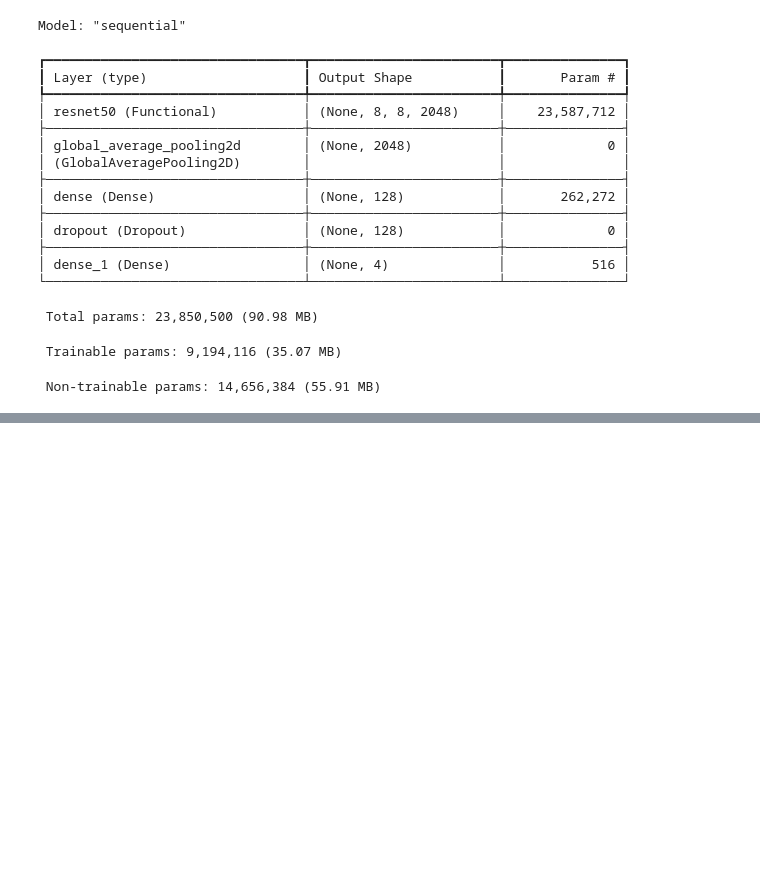
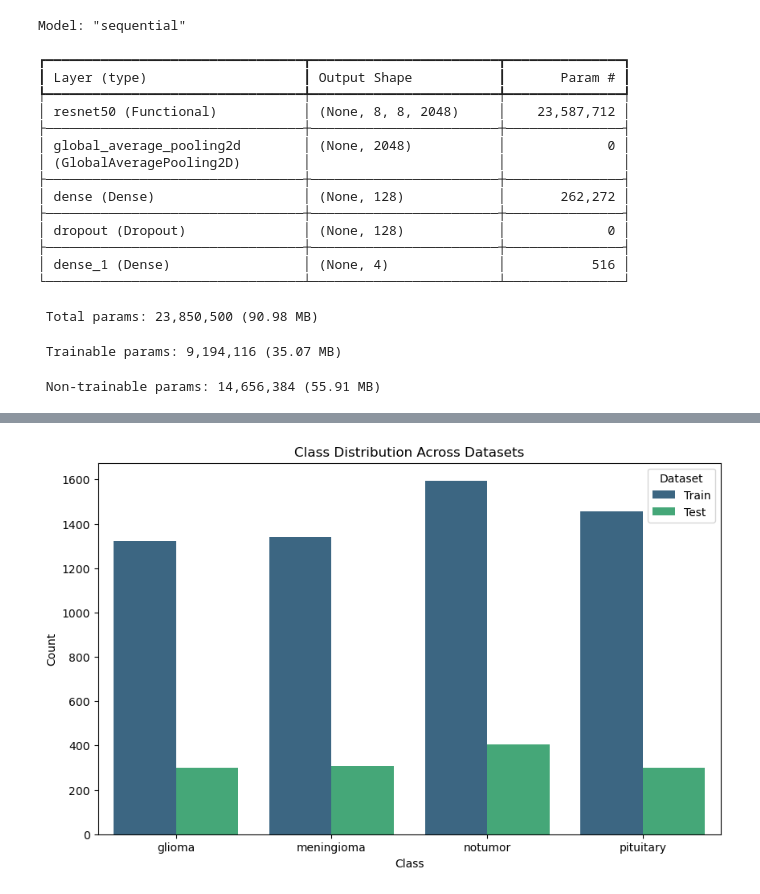
Before and after one commit to MiltonGreat/Brain-Tumor-Classification, a Jupyter notebook: Brain Tumor_MRI.ipynb, the cells around one changed output, grey strips where cells are left out. Saved outputs shown, nothing was run; the diff lists cells and outputs as text; code cells hidden in the pictures; blank space fills up the shorter version.

```diff
--- a/Brain Tumor_MRI.ipynb
+++ b/Brain Tumor_MRI.ipynb
@@ -366,3 +416,101 @@ lime_explain(model, shap_sample_data, 0)
 # Better Generalization: Pre-trained models and class weights should improve classification metrics.
 # Balanced Predictions: Class weights and better data augmentation mitigate bias toward dominant classes.
 # Explainability: SHAP and LIME provide insights into predictions, helping refine preprocessing or model training.
+# %%
+import os
+import cv2
+import numpy as np
+import pandas as pd
+import matplotlib.pyplot as plt
+import seaborn as sns
+from tqdm import tqdm
+
+# Define paths for the dataset
+training_path = 'Cleaned_Training'
+testing_path = 'Cleaned_Testing'
+
+# Function to load image metadata
+def load_image_data(path):
+    class_labels = []
+    image_sizes = []
+
+    for subfolder in os.listdir(path):
+        subfolder_path = os.path.join(path, subfolder)
+        for img_name in tqdm(os.listdir(subfolder_path), desc=f"Loading {subfolder}"):
+            img_path = os.path.join(subfolder_path, img_name)
+            img = cv2.imread(img_path)
+            if img is not None:
+                class_labels.append(subfolder)
+                image_sizes.append(img.shape[:2])
+
+    return pd.DataFrame({
+        'Class': class_labels,
+        'ImageWidth': [size[1] for size in image_sizes],
+        'ImageHeight': [size[0] for size in image_sizes]
+    })
+
+# Load data for training and testing
+train_data = load_image_data(training_path)
+test_data = load_image_data(testing_path)
+
+# Combine train and test data
+all_data = pd.concat([train_data.assign(Dataset='Train'), test_data.assign(Dataset='Test')])
+
+# Summary of data distribution
+print("\nData Distribution:")
+print(all_data['Class'].value_counts())
+
+# Plot class distribution
+plt.figure(figsize=(10, 6))
+sns.countplot(data=all_data, x='Class', hue='Dataset', palette='viridis')
+plt.title('Class Distribution Across Datasets')
+plt.xlabel('Class')
+plt.ylabel('Count')
+plt.show()
+
+# Plot image dimensions distribution
+plt.figure(figsize=(10, 6))
+sns.boxplot(data=all_data, x='Class', y='ImageWidth', hue='Dataset', palette='coolwarm')
+plt.title('Image Width Distribution by Class')
+plt.xlabel('Class')
+plt.ylabel('Image Width')
+plt.show()
+
+plt.figure(figsize=(10, 6))
+sns.boxplot(data=all_data, x='Class', y='ImageHeight', hue='Dataset', palette='coolwarm')
+plt.title('Image Height Distribution by Class')
+plt.xlabel('Class')
+plt.ylabel('Image Height')
+plt.show()
+
+# Correlation matrix of image dimensions
+correlation_matrix = all_data[['ImageWidth', 'ImageHeight']].corr()
+plt.figure(figsize=(8, 6))
+sns.heatmap(correlation_matrix, annot=True, cmap='Blues')
+plt.title('Correlation Matrix of Image Dimensions')
+plt.show()
+
+# Generate histograms for image dimensions
+plt.figure(figsize=(12, 5))
+plt.subplot(1, 2, 1)
+plt.hist(all_data['ImageWidth'], bins=20, color='green', alpha=0.7)
+plt.title('Histogram of Image Widths')
+plt.xlabel('Width')
+plt.ylabel('Frequency')
+
+plt.subplot(1, 2, 2)
+plt.hist(all_data['ImageHeight'], bins=20, color='blue', alpha=0.7)
+plt.title('Histogram of Image Heights')
+plt.xlabel('Height')
+plt.ylabel('Frequency')
+
+plt.tight_layout()
+plt.show()
+
+# Preliminary Insights
+print("\nPreliminary Insights:")
+print(f"Total Classes: {all_data['Class'].nunique()}")
+print(f"Class Names: {all_data['Class'].unique()}")
+print(f"Most Frequent Class: {all_data['Class'].value_counts().idxmax()}")
+print(f"Least Frequent Class: {all_data['Class'].value_counts().idxmin()}")
+# %% [output]
@@ -368,0 +524 @@ lime_explain(model, shap_sample_data, 0)
+[figure, added]
```
Also changed, not shown: parts of 9 cells of this notebook.
